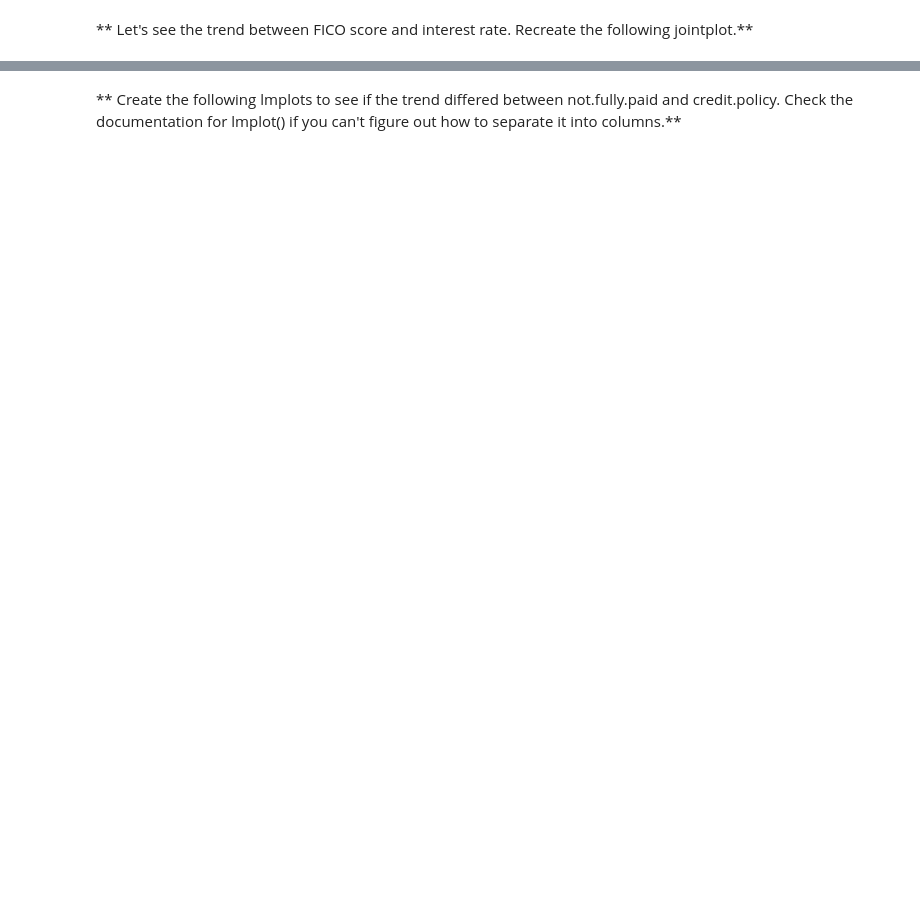
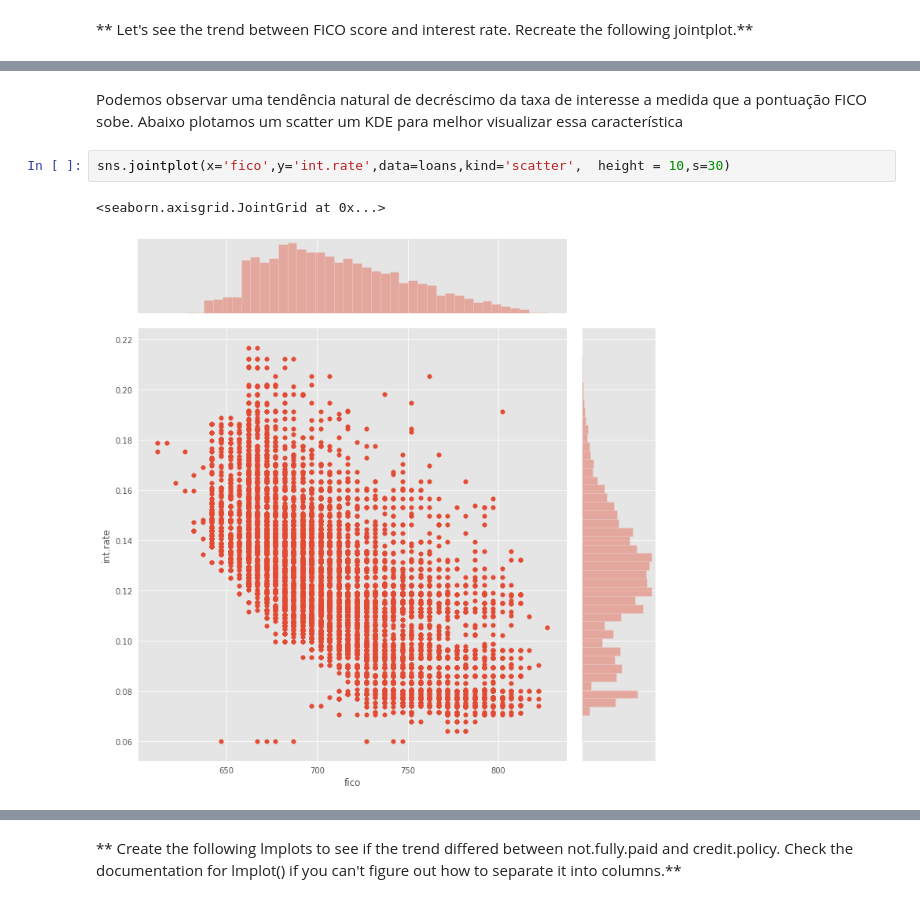
Before and after one commit to mpinheiro19/DSMLCourse, a Jupyter notebook: 15-Decision-Trees-and-Random-Forests/02_Decision_Trees_and_Random_Forest_Project_MySolutions.ipynb, the cells around one changed output, grey strips where cells are left out. Drawn from its saved outputs; the diff is of its cells as text; blank space fills up the shorter version.

```diff
--- a/15-Decision-Trees-and-Random-Forests/02_Decision_Trees_and_Random_Forest_Project_MySolutions.ipynb
+++ b/15-Decision-Trees-and-Random-Forests/02_Decision_Trees_and_Random_Forest_Project_MySolutions.ipynb
@@ -149 +149,8 @@ sns.countplot(x = loans['purpose'],data = loans, hue = 'not.fully.paid',edgecolo
+# %% [markdown]
+Podemos observar uma tendência natural de decréscimo da taxa de interesse a medida que a pontuação FICO sobe. Abaixo plotamos um scatter um KDE para melhor visualizar essa característica
+# %%
+sns.jointplot(x='fico',y='int.rate',data=loans,kind='scatter',  height = 10,s=30)
+# %% [output]
+<seaborn.axisgrid.JointGrid at 0x...>
+[figure, added]
 # %%
```
Also changed, not shown: parts of 32 cells of this notebook.
